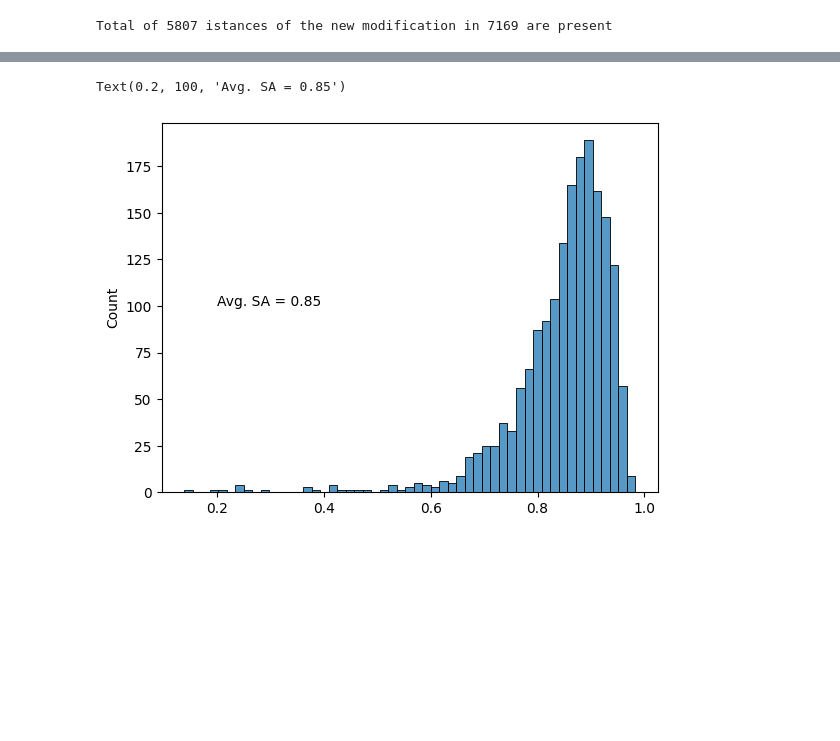
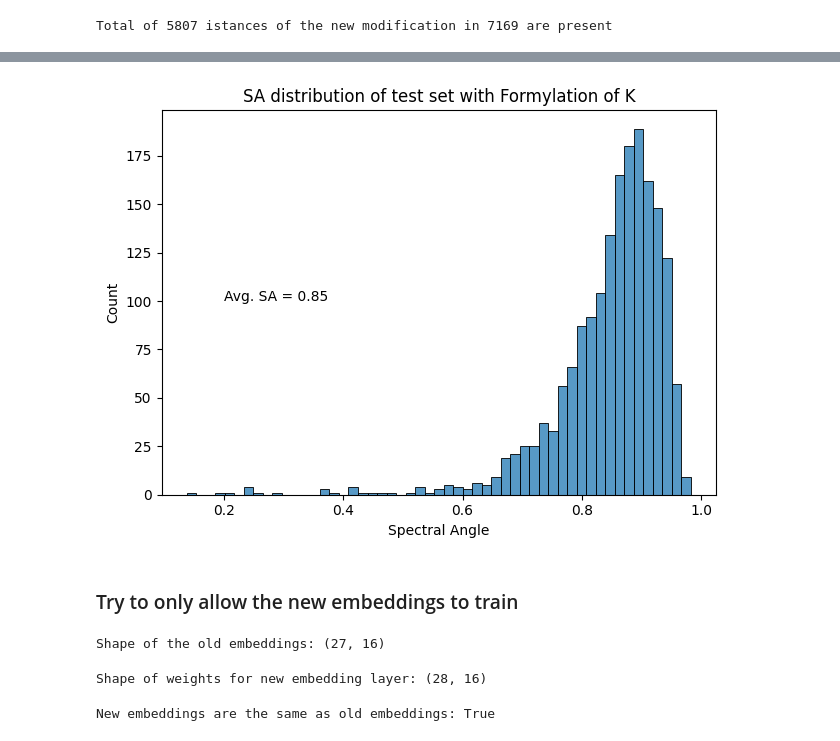
Before and after one commit to wilhelm-lab/dlomix, a Jupyter notebook: finn_notebooks/transfer_learning_embedding_layer.ipynb, the cells around one changed output, grey strips where cells are left out. Drawn from its saved outputs; the diff is of its cells as text; code cells hidden in the pictures; blank space fills up the shorter version.

Commit message:
Allow partial freezing of embedding layer

```diff
--- a/finn_notebooks/transfer_learning_embedding_layer.ipynb
+++ b/finn_notebooks/transfer_learning_embedding_layer.ipynb
@@ -12,6 +10,9 @@ MODEL_PATH = '/cmnfs/proj/prosit_astral/bmpc_dlomix_group/models/baseline_models
+# %%
+MODEL_DIR = '/cmnfs/proj/prosit_astral/bmpc_dlomix_group/models/baseline_models/noptm_baseline_full_bs1024_naivemods/'
+RUN_NAME = 'd961f940-d142-4102-9775-c1f8b4373c91'
 # %%
 model = tf.keras.models.load_model(
-    MODEL_PATH,
+    MODEL_DIR + RUN_NAME + '.keras',
     # custom_objects={'masked_spectral_distance': dlomix.losses.masked_spectral_distance}
     )
 print(model.summary())
@@ -39,7 +44,9 @@ baseline_data = load_processed_dataset('/cmnfs/proj/prosit_astral/bmpc_dlomix_gr
 # %%
 from dlomix.losses import masked_spectral_distance
 sd_baseline = list()
-for batch, y_true in baseline_data.tensor_test_data:
-    y_pred = model.predict(batch)
-    sd_baseline.extend(masked_spectral_distance(y_true=y_true, y_pred=y_pred).numpy())
+for batch, y_true in baseline_data.tensor_train_data:
+    print('Max value: ', batch['modified_sequence'].numpy().max())
+    print('Min value: ', batch['modified_sequence'].numpy().min())
+    # y_pred = model.predict(batch)
+    # sd_baseline.extend(masked_spectral_distance(y_true=y_true, y_pred=y_pred).numpy())
 # %% [output]
@@ -107,9 +130,13 @@ for batch, y_true in data.tensor_val_data:
 # %%
 # distribution of spectral angles on the dataset with new modification
 sa_new_mod = [1 - sd for sd in sd_new_mod]
 avg_sa_new_mod = np.mean(sa_new_mod)
 q = sns.histplot(sa_new_mod)
 q.text(0.2, 100, f'Avg. SA = {avg_sa_new_mod:.2}')
+plt.title('SA distribution of test set with Formylation of K')
+plt.xlabel('Spectral Angle')
+plt.tight_layout()
 # %% [output]
-Text(0.2, 100, 'Avg. SA = 0.85')
-[figure, old version]
+[figure, new version]
+# %% [markdown]
+### Try to only allow the new embeddings to train
@@ -115,0 +156,20 @@ Text(0.2, 100, 'Avg. SA = 0.85')
+# %%
+# get the weights from the old embedding layer
+old_embedding_weights = model.layers[0].get_weights()[0]
+print(f'Shape of the old embeddings: {old_embedding_weights.shape}')
+# %% [output]
+Shape of the old embeddings: (27, 16)
+# %%
+# initialize the new embedding weights with a random initialization and the new shape -> use updated alphabet
+new_embedding_weights = tf.Variable(tf.random.normal([len(model.alphabet) + 3, old_embedding_weights.shape[1]]))
+print(f'Shape of weights for new embedding layer: {new_embedding_weights.shape}')
+# %% [output]
+Shape of weights for new embedding layer: (28, 16)
+# %%
+# set the old embedding weights as the first len(model.old_alphabet) + 2 embeddings
+new_embedding_weights[:old_embedding_weights.shape[0], :].assign(old_embedding_weights)
+# randomly initialize the new embedding dimensions
+new_embedding_weights[old_embedding_weights.shape[0]:, :].assign(tf.random.normal([1, old_embedding_weights.shape[1]]))
+print(f'New embeddings are the same as old embeddings: {np.all(old_embedding_weights == new_embedding_weights[:old_embedding_weights.shape[0], :])}')
+# %% [output]
+New embeddings are the same as old embeddings: True
```
Also changed, not shown: parts of 31 cells of this notebook, 1 other file.
